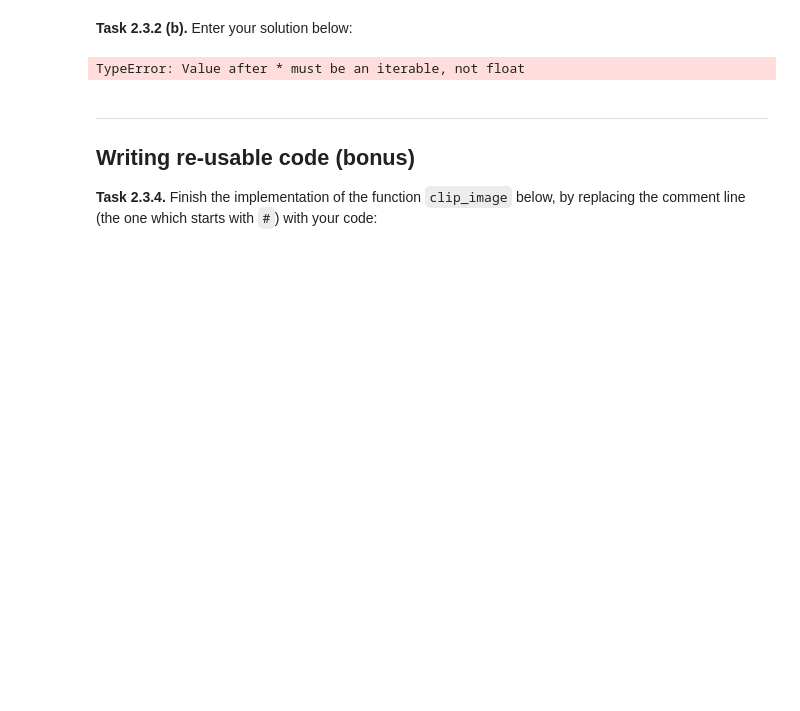
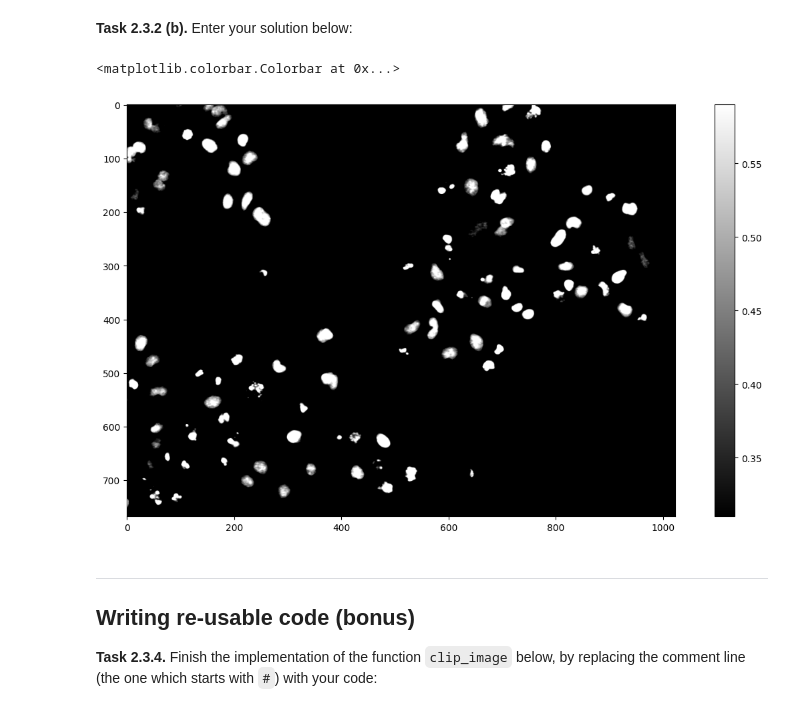
Before and after one commit to Vici0912/mobi-fs3-python, a Jupyter notebook: task2.ipynb, the cells around one changed output. Cells and saved outputs as stored; diff of their text form; code cells hidden in the pictures; blank space fills up the shorter version.

```diff
--- a/task2.ipynb
+++ b/task2.ipynb
@@ -76,17 +77,20 @@ TypeError: Value after * must be an iterable, not float
 # %% [markdown]
 **<a id="#">Task 2.3.2 (b).</a>** Enter your solution below:
 # %%
-img3 = np.copy(img)
-for idx in np.ndindex(img3.shape):
-    if img3[idx] < T1:
-            img3[idx]= T1
-    elif img3[idx] > T2:
-            img3[idx]= T2
+import numpy as np
+img_3 = np.copy(img)
+for idx in np.ndindex(img_3.shape):
+    if img_3[idx] < T1:
+            img_3[idx]= T1
+    elif img_3[idx] > T2:
+            img_3[idx]= T2
 
-plt.figure(figsize=(15.8)), plt.imshow(img3,'gray')
+plt.figure(figsize=(15,8))
+plt.imshow(img_3,'gray')
 plt.colorbar()
 # %% [output]
-TypeError: Value after * must be an iterable, not float
+<matplotlib.colorbar.Colorbar at 0x...>
+[figure, added]
 # %% [markdown]
 ---
 
```
Also changed, not shown: parts of 5 cells of this notebook, 1 other file.
